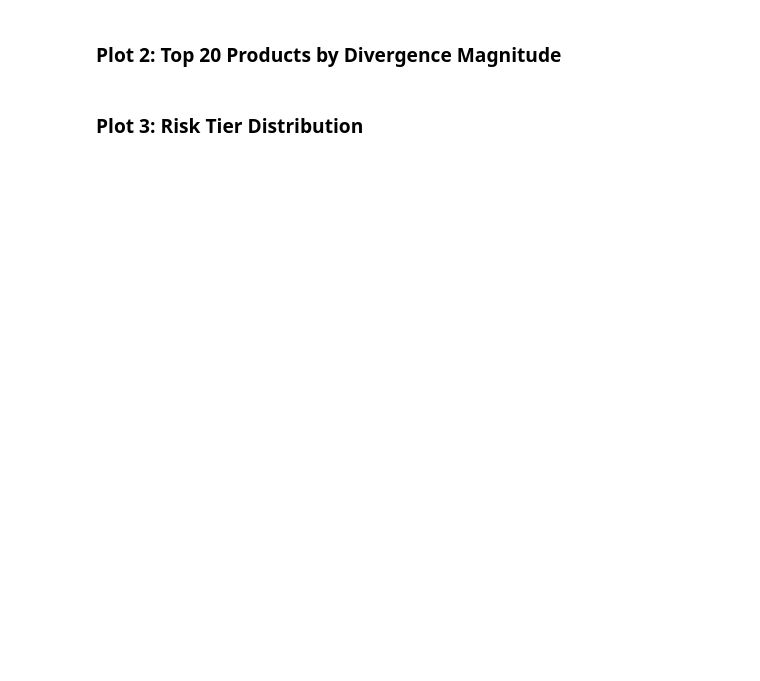
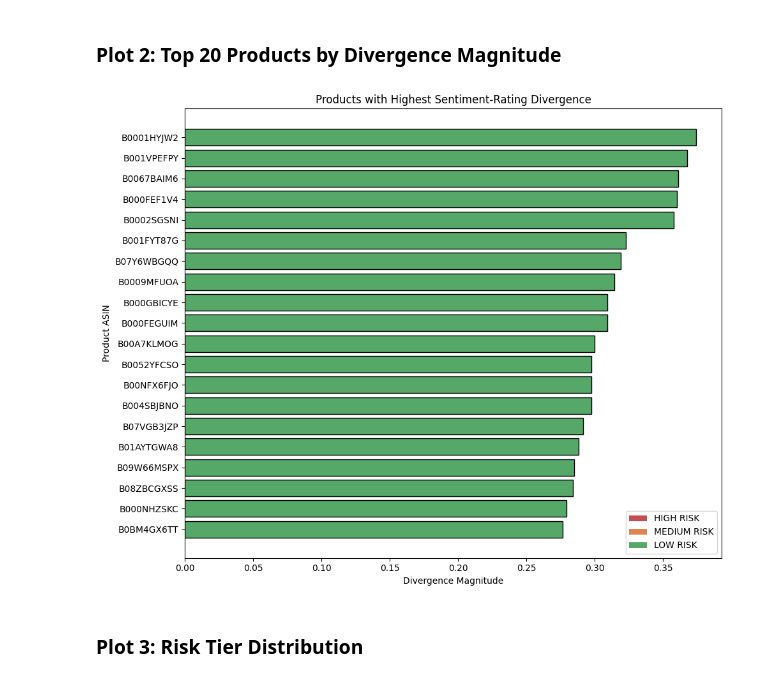
Before and after one commit to bachhavathang/BigQuery-Pipeline-Project-, a Jupyter notebook: notebooks/exploration.ipynb, the cells around one changed output. Drawn from its saved outputs; the diff is of its cells as text; code cells hidden in the pictures; blank space fills up the shorter version.

Commit message:
Fix notebook path handling, error handling, color coding, add Gemini themes section

```diff
--- a/notebooks/exploration.ipynb
+++ b/notebooks/exploration.ipynb
@@ -27,10 +34,15 @@ print("Setup complete.")
 # %% [markdown]
 ## Section 2 — Load & Verify Data
 # %%
-cache_path = os.path.join("..", "outputs", "raw_reviews_cache.csv")
+outputs_dir = Path("outputs") if Path("outputs").exists() else Path("../outputs")
+cache_path = outputs_dir / "raw_reviews_cache.csv"
 
 if os.path.exists(cache_path):
     df = pd.read_csv(cache_path)
+    if "timestamp" in df.columns:
+        df["timestamp"] = pd.to_datetime(
+            df["timestamp"], errors="coerce"
+        )
     print("Loaded from local cache.")
 else:
     print("Cache not found. Run pipeline.py first.")
@@ -69,7 +161,9 @@ print(f"reviews_with_sentiment row count: {sentiment_count['row_count'].iloc[0]:
 # %% [markdown]
 ## Section 5 — Divergence Results
 # %%
-divergence_path = os.path.join("..", "outputs", "divergence_results.csv")
+outputs_dir = Path("outputs") if \
+    Path("outputs").exists() else Path("../outputs")
+divergence_path = outputs_dir / "divergence_results.csv"
 
 if os.path.exists(divergence_path):
     div_df = pd.read_csv(divergence_path)
@@ -103,15 +226,39 @@ if not df.empty:
 # %%
 if not div_df.empty:
     top20 = div_df.nlargest(20, "divergence_magnitude")
+    color_map = {
+        "HIGH RISK": "#C44E52",
+        "MEDIUM RISK": "#DD8452",
+        "LOW RISK": "#55A868"
+    }
+    bar_colors = [
+        color_map.get(t, "#999999")
+        for t in top20["risk_tier"]
+    ]
     fig, ax = plt.subplots(figsize=(10, 8))
-    ax.barh(top20["parent_asin"].astype(str), top20["divergence_magnitude"],
-            color="#DD8452", edgecolor="black")
+    ax.barh(
+        top20["parent_asin"].astype(str),
+        top20["divergence_magnitude"],
+        color=bar_colors,
+        edgecolor="black"
+    )
     ax.set_xlabel("Divergence Magnitude")
     ax.set_ylabel("Product ASIN")
-    ax.set_title("Products with Highest Sentiment-Rating Divergence")
+    ax.set_title(
+        "Products with Highest Sentiment-Rating Divergence"
+    )
     ax.invert_yaxis()
+    from matplotlib.patches import Patch
+    legend_elements = [
+        Patch(facecolor="#C44E52", label="HIGH RISK"),
+        Patch(facecolor="#DD8452", label="MEDIUM RISK"),
+        Patch(facecolor="#55A868", label="LOW RISK")
+    ]
+    ax.legend(handles=legend_elements, loc="lower right")
     plt.tight_layout()
     plt.show()
+# %% [output]
+[figure, added]
 # %% [markdown]
 ### Plot 3: Risk Tier Distribution
 # %%
```
Also changed, not shown: parts of 9 cells of this notebook.
